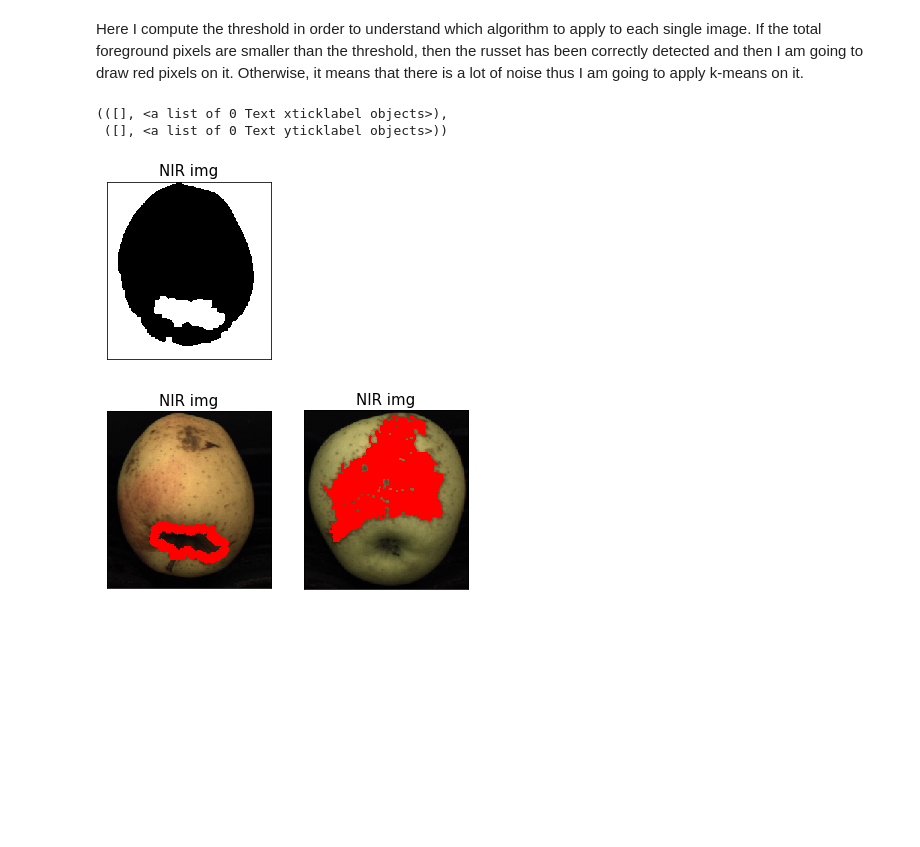
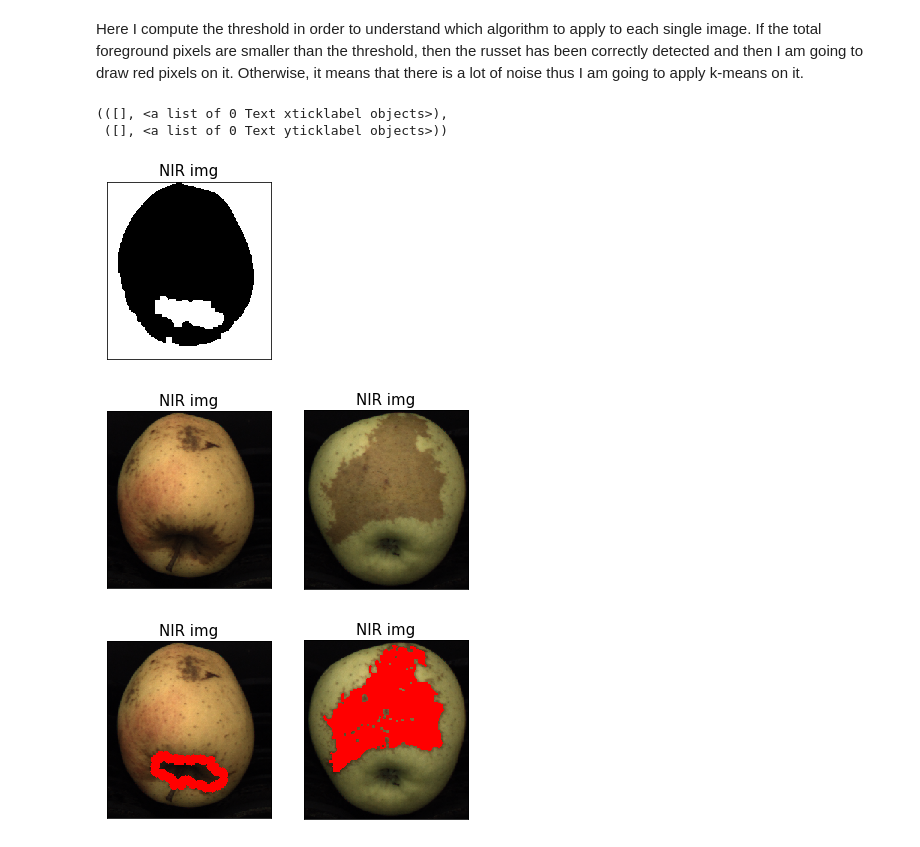
Before and after one commit to pptr3/fruit-inspection, a Jupyter notebook: FruitInspection.ipynb, the cells around one changed output. Cells and saved outputs as stored; diff of their text form; code cells hidden in the pictures; blank space fills up the shorter version.

```diff
--- a/FruitInspection.ipynb
+++ b/FruitInspection.ipynb
@@ -477,17 +477,29 @@ def color_russet(img_color, mask, threshold):
 # %%
 out4 = color_russet(img4_color, hsv_mask4, threshold)
 out5 = color_russet(img5_color, hsv_mask5, threshold)
+
+plt.figure(figsize=(10,10))
+plt.subplot(2,3,1)
+plt.imshow(img4_color, cmap='gray', vmin=0, vmax=255)
+plt.title("NIR img", fontsize = 15)
+plt.xticks([]), plt.yticks([])
+plt.subplot(2,3,2)
+plt.imshow(img5_color, cmap='gray', vmin=0, vmax=255)
+plt.title("NIR img", fontsize = 15)
+plt.xticks([]), plt.yticks([])
+
 plt.figure(figsize=(10,10))
 plt.subplot(2,3,1)
 plt.imshow(out4, cmap='gray', vmin=0, vmax=255)
 plt.title("NIR img", fontsize = 15)
 plt.xticks([]), plt.yticks([])
 plt.subplot(2,3,2)
 plt.imshow(out5, cmap='gray', vmin=0, vmax=255)
 plt.title("NIR img", fontsize = 15)
 plt.xticks([]), plt.yticks([])
 # %% [output]
 (([], <a list of 0 Text xticklabel objects>),
  ([], <a list of 0 Text yticklabel objects>))
 [figure]
-[figure, old version]
+[figure, new version]
+[figure, added]
```
